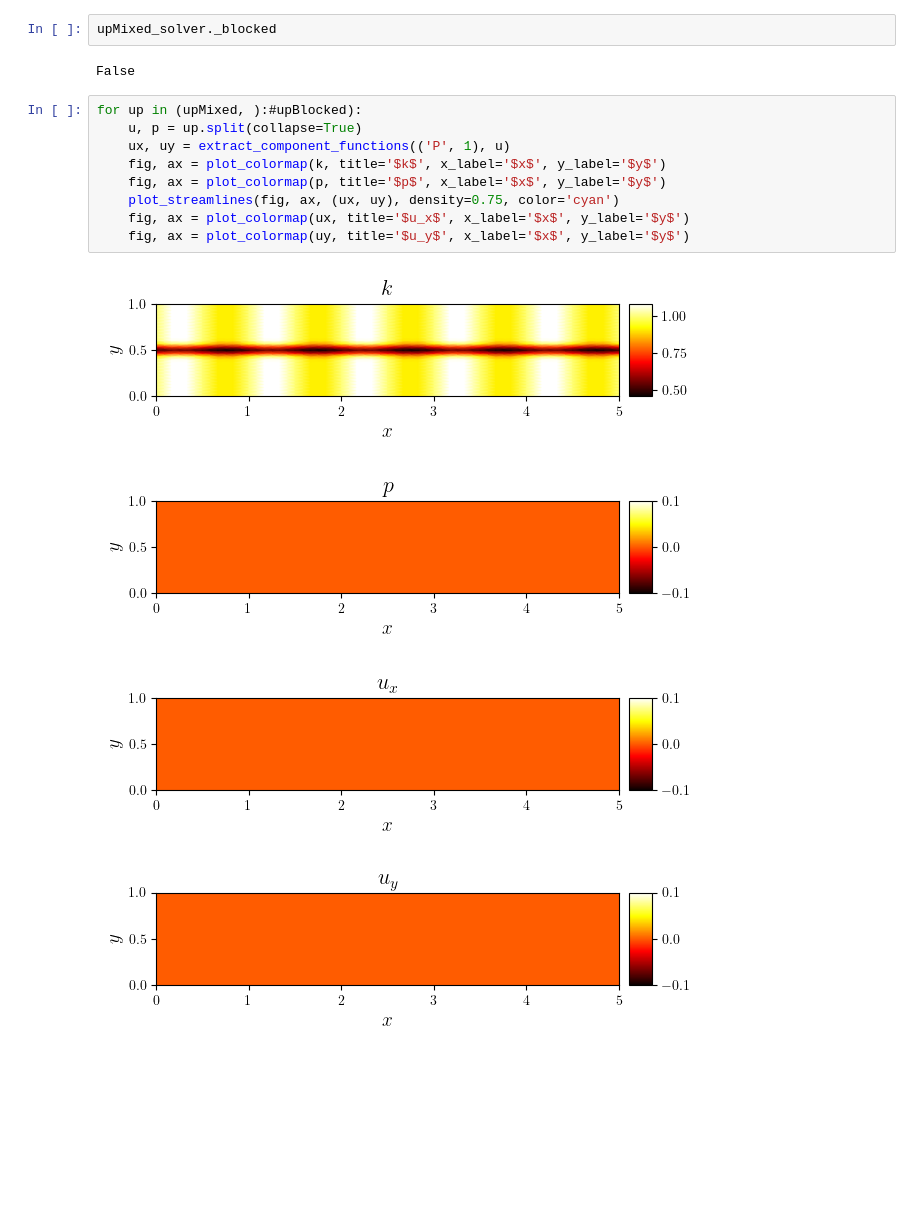
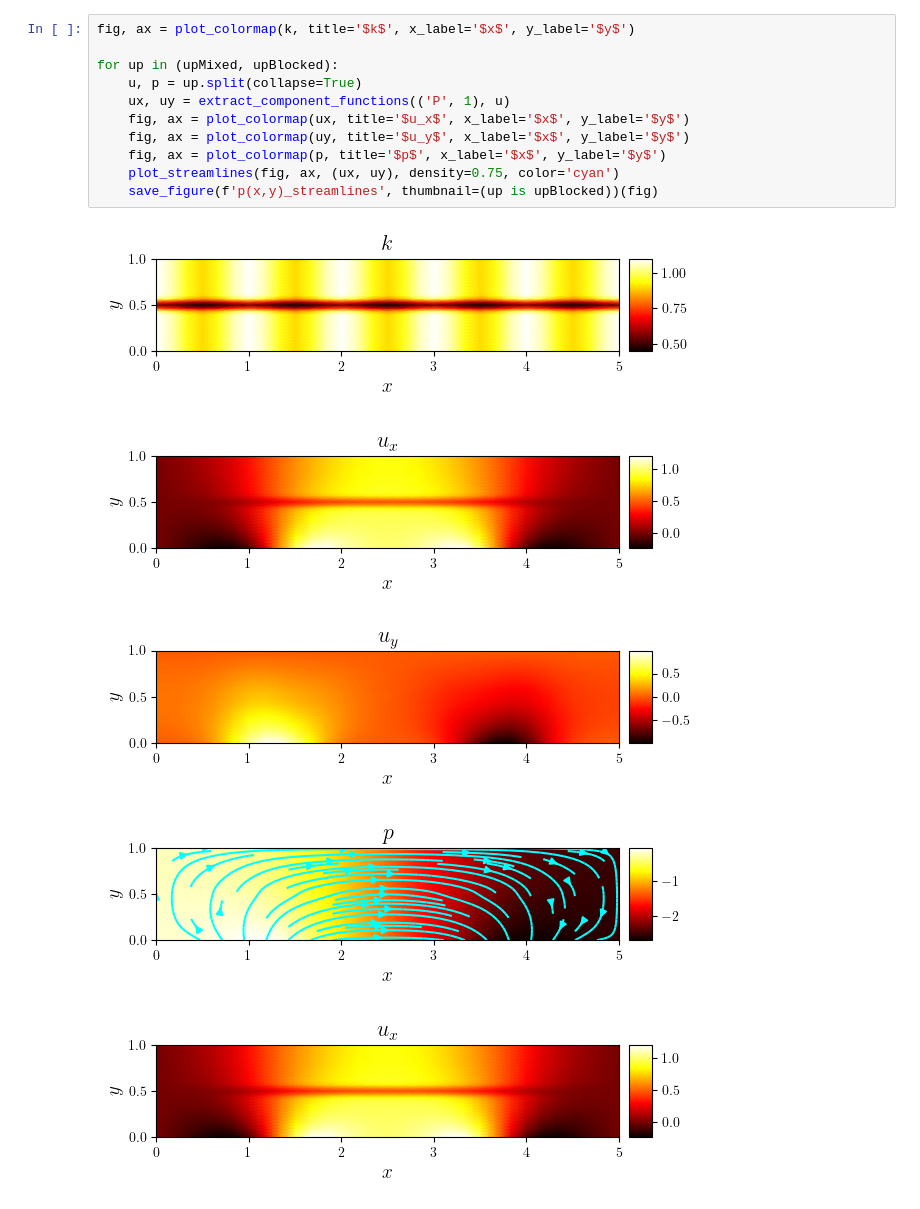
Before and after one commit to george-poole/LUCiFEx, a Jupyter notebook: demo/P3_fluids/F14_darcy_injected.ipynb, the cells around one changed output. Cells and saved outputs as stored; diff of their text form; blank space fills up the shorter version.

```diff
--- a/demo/P3_fluids/F14_darcy_injected.ipynb
+++ b/demo/P3_fluids/F14_darcy_injected.ipynb
@@ -91,18 +88,17 @@ upMixed_solver = bvp(darcy, bcs=u_bcs, petsc=petsc)(
-# %%
-upMixed_solver._blocked
-# %% [output]
-False
-# %%
-for up in (upMixed, ):#upBlocked):
-    u, p = up.split(collapse=True)
-    ux, uy = extract_component_functions(('P', 1), u)
-    fig, ax = plot_colormap(k, title='$k$', x_label='$x$', y_label='$y$')
-    fig, ax = plot_colormap(p, title='$p$', x_label='$x$', y_label='$y$')
-    plot_streamlines(fig, ax, (ux, uy), density=0.75, color='cyan')
-    fig, ax = plot_colormap(ux, title='$u_x$', x_label='$x$', y_label='$y$')
-    fig, ax = plot_colormap(uy, title='$u_y$', x_label='$x$', y_label='$y$')
-# %% [output]
-[figure, removed]
-[figure, removed]
-[figure, removed]
-[figure, removed]
+# %%
+fig, ax = plot_colormap(k, title='$k$', x_label='$x$', y_label='$y$')
+
+for up in (upMixed, upBlocked):
+    u, p = up.split(collapse=True)
+    ux, uy = extract_component_functions(('P', 1), u)
+    fig, ax = plot_colormap(ux, title='$u_x$', x_label='$x$', y_label='$y$')
+    fig, ax = plot_colormap(uy, title='$u_y$', x_label='$x$', y_label='$y$')
+    fig, ax = plot_colormap(p, title='$p$', x_label='$x$', y_label='$y$')
+    plot_streamlines(fig, ax, (ux, uy), density=0.75, color='cyan')
+    save_figure(f'p(x,y)_streamlines', thumbnail=(up is upBlocked))(fig)
+# %% [output]
+[figure, added]
+[figure, added]
+[figure, added]
+[figure, added]
+[figure, added]
```
Also changed, not shown: parts of 3 cells of this notebook, 35 other files.
